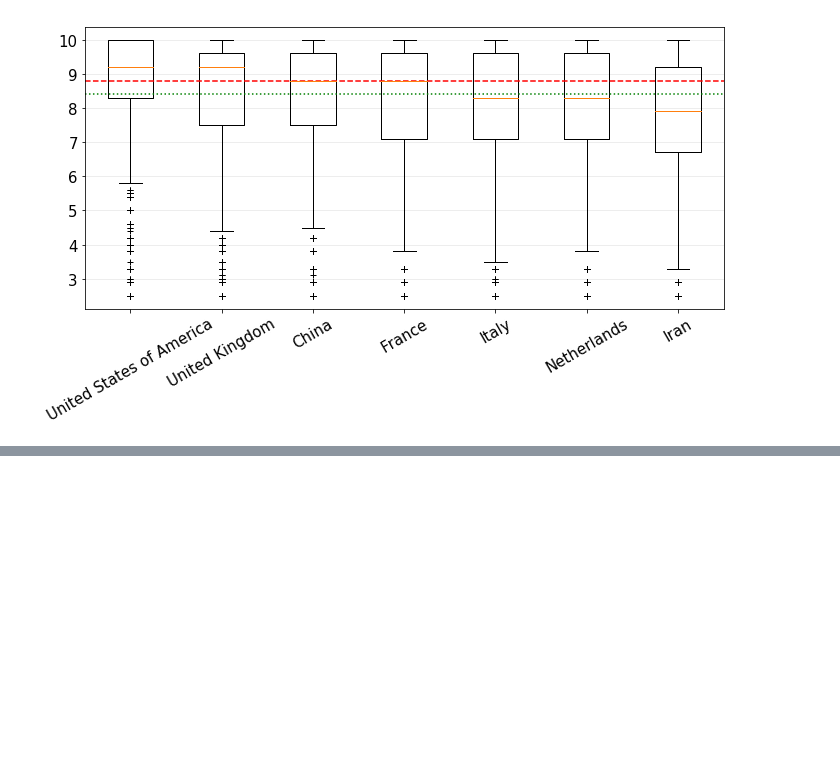
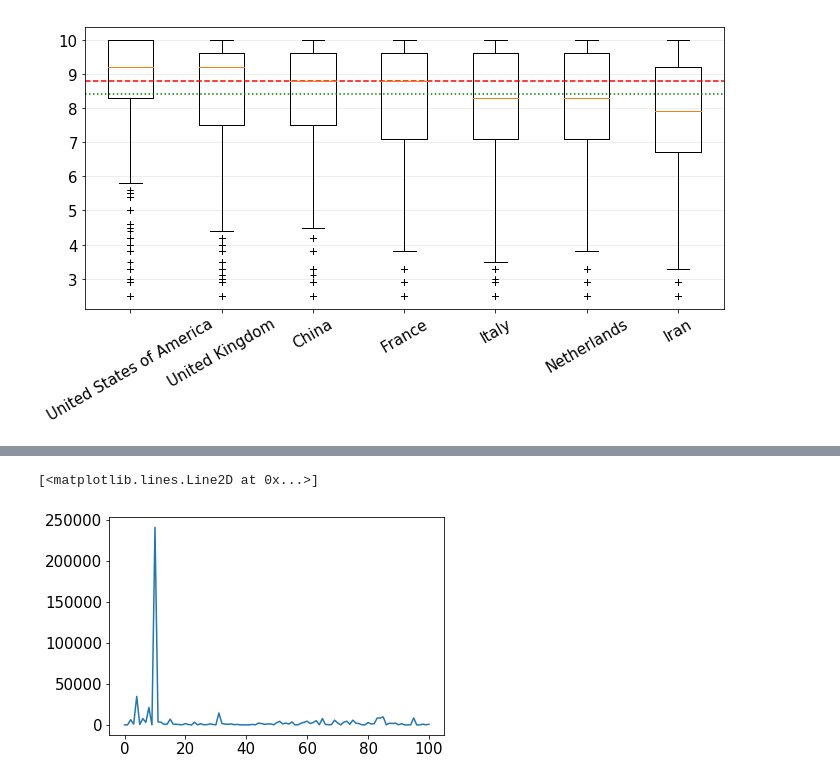
Before and after one commit to sfncrp/pyspark_hotel_reviews, a Jupyter notebook: ddam_project/PARTE_1.2_nationality_bias.ipynb, the cells around one changed output, grey strips where cells are left out. Cells and saved outputs as stored; diff of their text form; code cells hidden in the pictures; blank space fills up the shorter version.

```diff
--- a/ddam_project/PARTE_1.2_nationality_bias.ipynb
+++ b/ddam_project/PARTE_1.2_nationality_bias.ipynb
@@ -279,0 +288,2 @@ plt.savefig('images/nationality_bias.pdf')
+# %%
+pdf_median = df_bias_median.toPandas()
@@ -279,0 +334,5 @@ plt.savefig('images/nationality_bias.pdf')
+# %%
+plt.plot( pdf_median.N)
+# %% [output]
+[<matplotlib.lines.Line2D at 0x...>]
+[figure, added]
```
Also changed, not shown: parts of 10 cells of this notebook, 3 other files.
